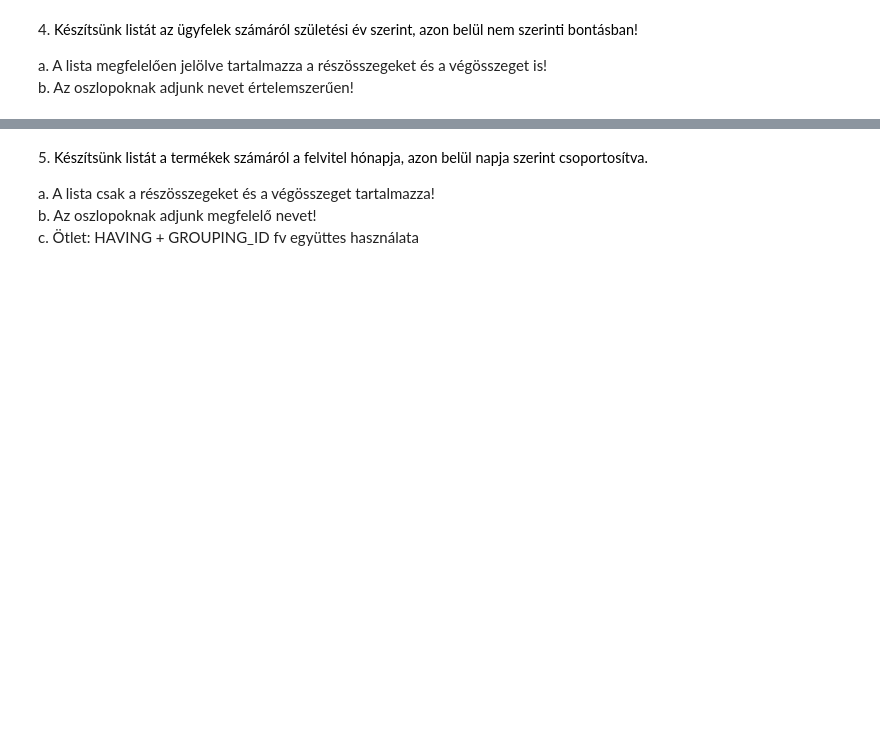
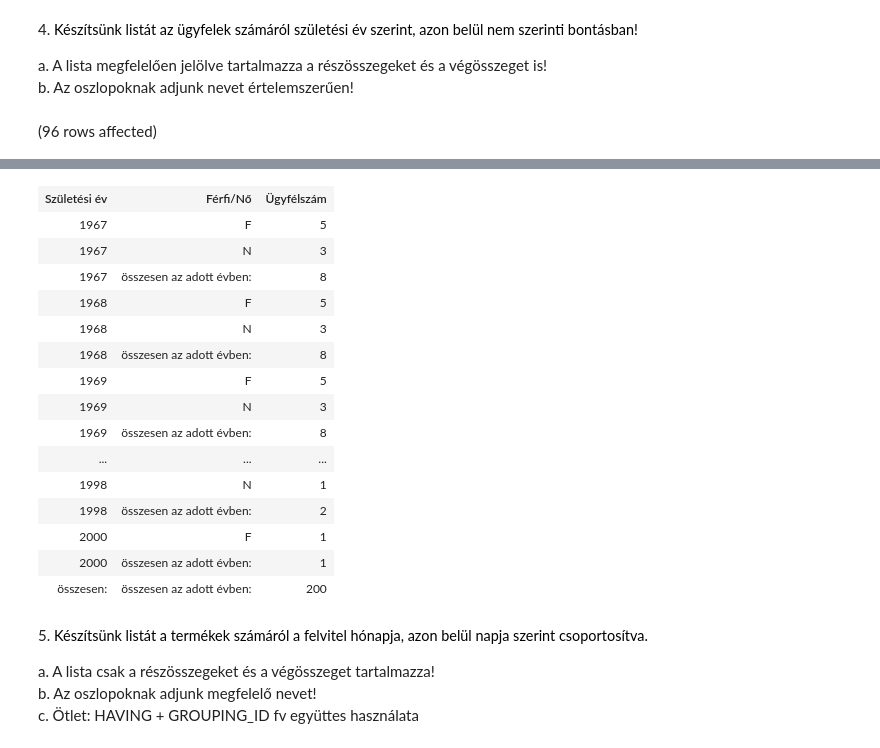
Before and after one commit to psziladi/adatbazis_sql, a Jupyter notebook: gyakorlat04_feladatok.ipynb, the cells around one changed output, grey strips where cells are left out. Saved outputs shown, nothing was run; the diff lists cells and outputs as text; code cells hidden in the pictures; blank space fills up the shorter version.

```diff
--- a/gyakorlat04_feladatok.ipynb
+++ b/gyakorlat04_feladatok.ipynb
@@ -101,3 +102,15 @@ Total execution time: 00:00:00.008
 
 a. A lista megfelelően jelölve tartalmazza a részösszegeket és a végösszeget is!
 b. Az oszlopoknak adjunk nevet értelemszerűen!
+# %%
+SELECT (CASE GROUPING_ID(SZULEV)
+WHEN 0 THEN CAST(SZULEV AS nvarchar(4))
+WHEN 1 THEN 'összesen:' END) AS 'Születési év',
+(CASE GROUPING_ID(NEM)
+WHEN 0 THEN NEM
+WHEN 1 THEN 'összesen az adott évben:' END) AS 'Férfi/Nő',
+COUNT(*) AS 'Ügyfélszám'
+FROM Ugyfel
+GROUP BY ROLLUP (SZULEV, NEM)
+# %% [output]
+(96 rows affected)
@@ -104,3 +118,19 @@ b. Az oszlopoknak adjunk nevet értelemszerűen!
+| Születési év | Férfi/Nő | Ügyfélszám |
+| 1967 | F | 5 |
+| 1967 | N | 3 |
+| 1967 | összesen az adott évben: | 8 |
+| 1968 | F | 5 |
+| 1968 | N | 3 |
+| 1968 | összesen az adott évben: | 8 |
+| 1969 | F | 5 |
+| 1969 | N | 3 |
+| 1969 | összesen az adott évben: | 8 |
+| ... | ... | ... |
+| 1998 | N | 1 |
+| 1998 | összesen az adott évben: | 2 |
+| 2000 | F | 1 |
+| 2000 | összesen az adott évben: | 1 |
+| összesen: | összesen az adott évben: | 200 |
 # %% [markdown]
 5. <span style="background-color: rgb(255, 255, 255); color: rgb(0, 0, 0); font-family: &quot;Open Sans&quot;, sans-serif; font-size: 14.44px;">Készítsünk listát a termékek számáról a felvitel hónapja, azon belül napja szerint csoportosítva.&nbsp;</span>
 
```
Also changed, not shown: parts of 4 cells of this notebook.
